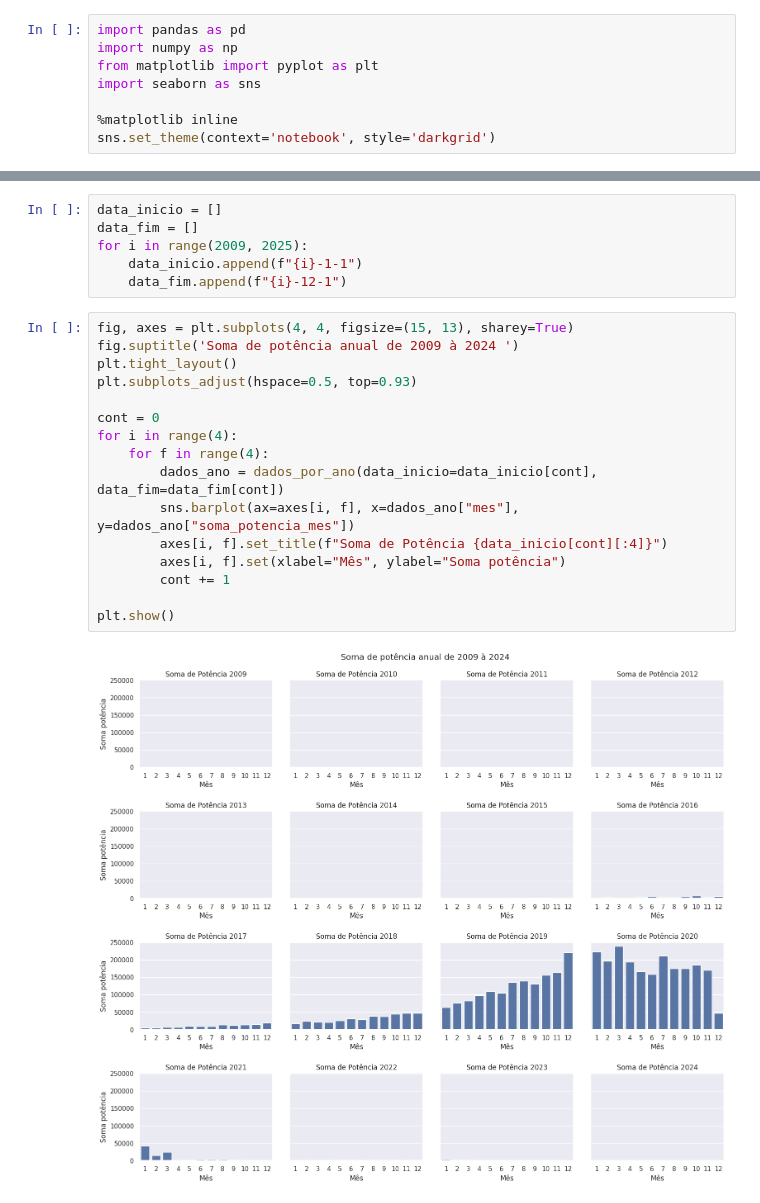
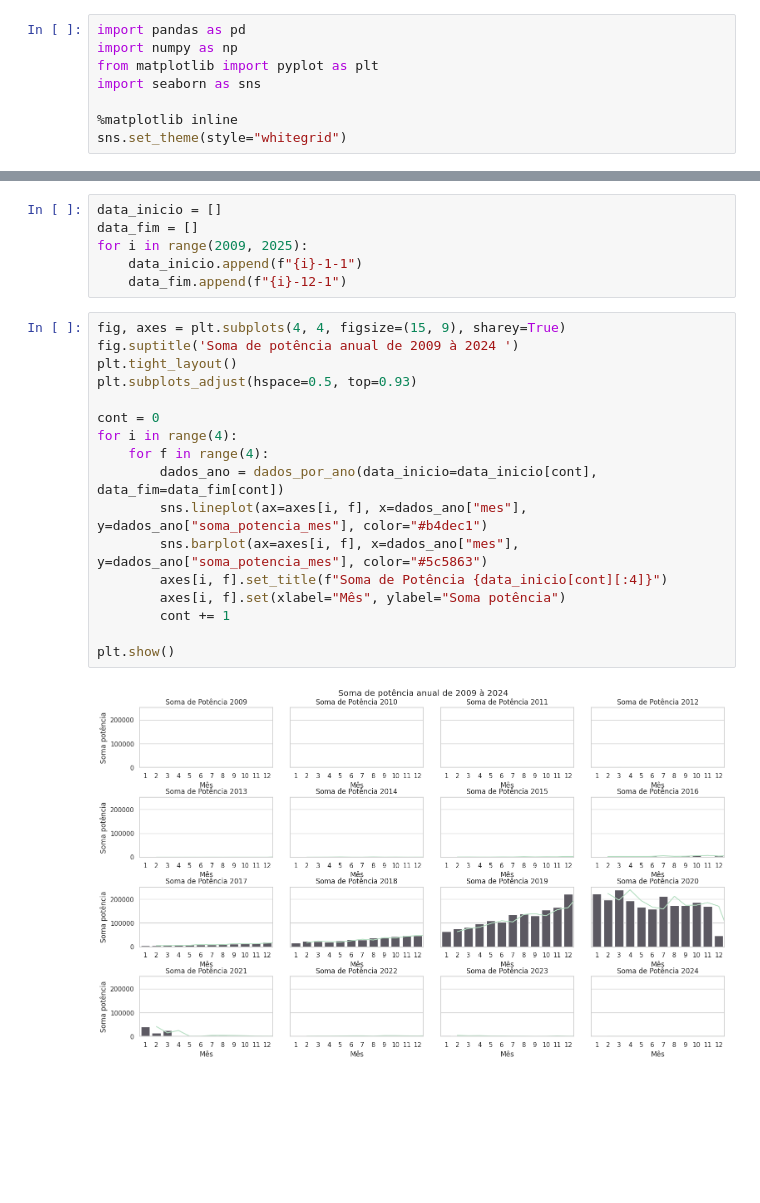
Before and after one commit to Oseiasdfarias/projeto_portifolio_data_science, a Jupyter notebook: geracao_distribuida_fotovoltaica.ipynb, the cells around one changed output, grey strips where cells are left out. Drawn from its saved outputs; the diff is of its cells as text; blank space fills up the shorter version.

```diff
--- a/geracao_distribuida_fotovoltaica.ipynb
+++ b/geracao_distribuida_fotovoltaica.ipynb
@@ -32,7 +32,7 @@ from matplotlib import pyplot as plt
 import seaborn as sns
 
 %matplotlib inline
-sns.set_theme(context='notebook', style='darkgrid')
+sns.set_theme(style="whitegrid")
 # %% [markdown]
 ### Carregando a base de dados
 # %%
@@ -427,21 +428,22 @@ for i in range(2009, 2025):
     data_inicio.append(f"{i}-1-1")
     data_fim.append(f"{i}-12-1")
 # %%
-fig, axes = plt.subplots(4, 4, figsize=(15, 13), sharey=True)
+fig, axes = plt.subplots(4, 4, figsize=(15, 9), sharey=True)
 fig.suptitle('Soma de potência anual de 2009 à 2024 ')
 plt.tight_layout()
 plt.subplots_adjust(hspace=0.5, top=0.93)
 
 cont = 0
 for i in range(4):
     for f in range(4):
         dados_ano = dados_por_ano(data_inicio=data_inicio[cont], data_fim=data_fim[cont])
-        sns.barplot(ax=axes[i, f], x=dados_ano["mes"], y=dados_ano["soma_potencia_mes"])
+        sns.lineplot(ax=axes[i, f], x=dados_ano["mes"], y=dados_ano["soma_potencia_mes"], color="#b4dec1")
+        sns.barplot(ax=axes[i, f], x=dados_ano["mes"], y=dados_ano["soma_potencia_mes"], color="#5c5863")
         axes[i, f].set_title(f"Soma de Potência {data_inicio[cont][:4]}")
         axes[i, f].set(xlabel="Mês", ylabel="Soma potência")
         cont += 1
 
 plt.show()
 # %% [output]
-[figure, old version]
+[figure, new version]
 # %%
```
Also changed, not shown: parts of 13 cells of this notebook.
